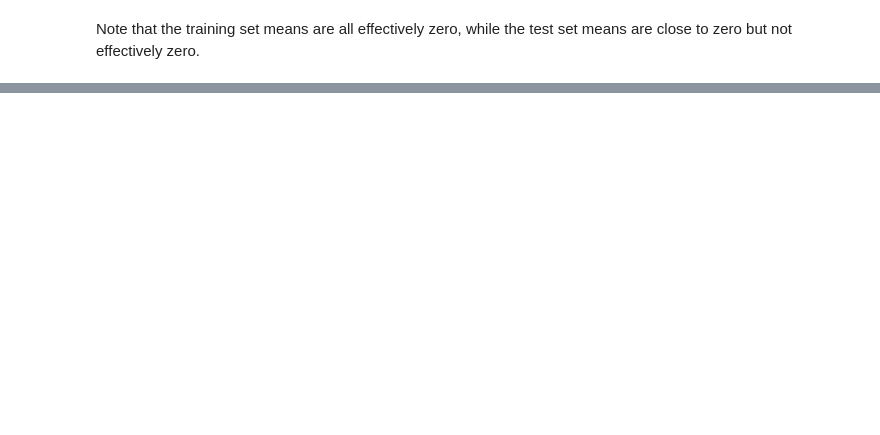
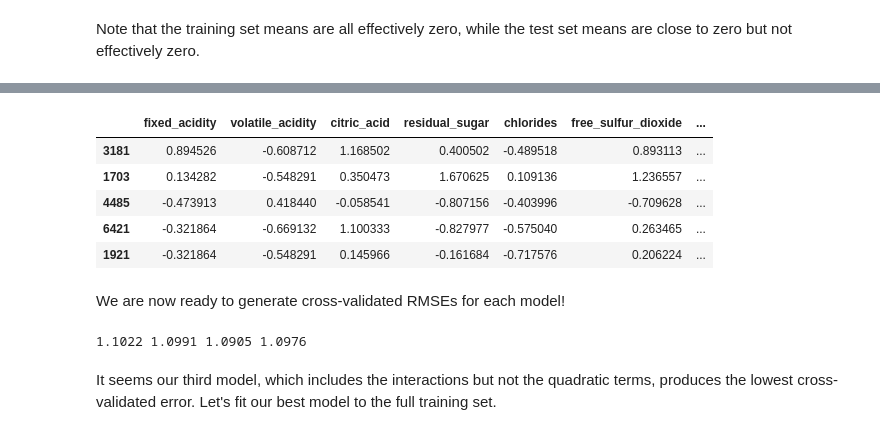
Before and after one commit to jccrews256/ST-554-HW-7, a Jupyter notebook: Homework 7 Notebook.ipynb, the cells around one changed output, grey strips where cells are left out. Cells and saved outputs as stored; diff of their text form; code cells hidden in the pictures; blank space fills up the shorter version.

Commit message:
Adding most of regression problem work

```diff
--- a/Homework 7 Notebook.ipynb
+++ b/Homework 7 Notebook.ipynb
@@ -188,0 +193,80 @@ Why have I chosen these models? Because I actually know what `sulphates`, `resid
+# %%
+# Creating interative term helper function that adds quadratic terms and
+# returns updated df
+def int_maker(df, col1, col2):
+    df1 = df.copy() # Making copy of df for modification
+    df1[f"{col1}_{col2}"] = df1[col1] * df1[col2]
+    return df1
+
+# Creating quadratic term helper function that modifies and returns df
+def quad_maker(df, cols):
+    df1 = df.copy() # Making copy of df for modification
+    # Squaring each element in cols
+    for c in cols:
+        df1[f"{c}_sq"] = df1[c]**2
+    return df1
+
+# Copying training design matrix for MLR
+X_train_MLR = X_train.copy()
+
+# Creating interaction terms for models 3 and 4
+for c in ["sulphates", "residual_sugar", "pH"]:
+    X_train_MLR = int_maker(X_train_MLR, "red", c)
+
+# Creating quadratic terms for model 4
+X_train_MLR = quad_maker(X_train_MLR, ["sulphates", "residual_sugar", "pH"])
+
+# Confirming variables were created
+X_train_MLR.head()
+# %% [output]
+|  | fixed_acidity | volatile_acidity | citric_acid | residual_sugar | chlorides | free_sulfur_dioxide | ... |
+| 3181 | 0.894526 | -0.608712 | 1.168502 | 0.400502 | -0.489518 | 0.893113 | ... |
+| 1703 | 0.134282 | -0.548291 | 0.350473 | 1.670625 | 0.109136 | 1.236557 | ... |
+| 4485 | -0.473913 | 0.418440 | -0.058541 | -0.807156 | -0.403996 | -0.709628 | ... |
+| 6421 | -0.321864 | -0.669132 | 1.100333 | -0.827977 | -0.575040 | 0.263465 | ... |
+| 1921 | -0.321864 | -0.548291 | 0.145966 | -0.161684 | -0.717576 | 0.206224 | ... |
+# %% [markdown]
+We are now ready to generate cross-validated RMSEs for each model!
+# %%
+# Applying CV to first MLR model
+mlr_cv1 = cross_validate(LinearRegression(),
+                     X_train_MLR[["red", "sulphates", "residual_sugar"]],
+                     y_train,
+                     cv = 10,
+                     scoring = 'neg_mean_squared_error')
+
+# Applying CV to second model
+mlr_cv2 = cross_validate(LinearRegression(),
+                     X_train_MLR[["red", "sulphates", "residual_sugar", "pH"]],
+                     y_train,
+                     cv = 10,
+                     scoring = 'neg_mean_squared_error')
+
+# Applying CV to third model
+mlr_cv3 = cross_validate(LinearRegression(),
+                     X_train_MLR[["red", "sulphates", "residual_sugar", "pH",
+                                    "red_sulphates", "red_residual_sugar",
+                                    "red_pH"]],
+                     y_train,
+                     cv = 10,
+                     scoring = 'neg_mean_squared_error')
+
+# Applying CV to fourth model
+mlr_cv4 = cross_validate(LinearRegression(),
+                     X_train_MLR[["red", "sulphates", "residual_sugar", "pH",
+                                    "red_sulphates", "red_residual_sugar",
+                                    "red_pH", "sulphates_sq", "residual_sugar_sq",
+                                    "pH_sq"]],
+                     y_train,
+                     cv = 10,
+                     scoring = 'neg_mean_squared_error')
+
+# Printing RMSE values
+print(round(sqrt(-np.mean(mlr_cv1["test_score"])),4),
+      round(sqrt(-np.mean(mlr_cv2["test_score"])),4),
+      round(sqrt(-np.mean(mlr_cv3["test_score"])),4),
+      round(sqrt(-np.mean(mlr_cv4["test_score"])),4))
+# %% [output]
+1.1022 1.0991 1.0905 1.0976
+# %% [markdown]
+It seems our third model, which includes the interactions but not the quadratic terms, produces the lowest cross-validated error. Let's fit our best model to the full training set.
```
Also changed, not shown: parts of 23 cells of this notebook.
